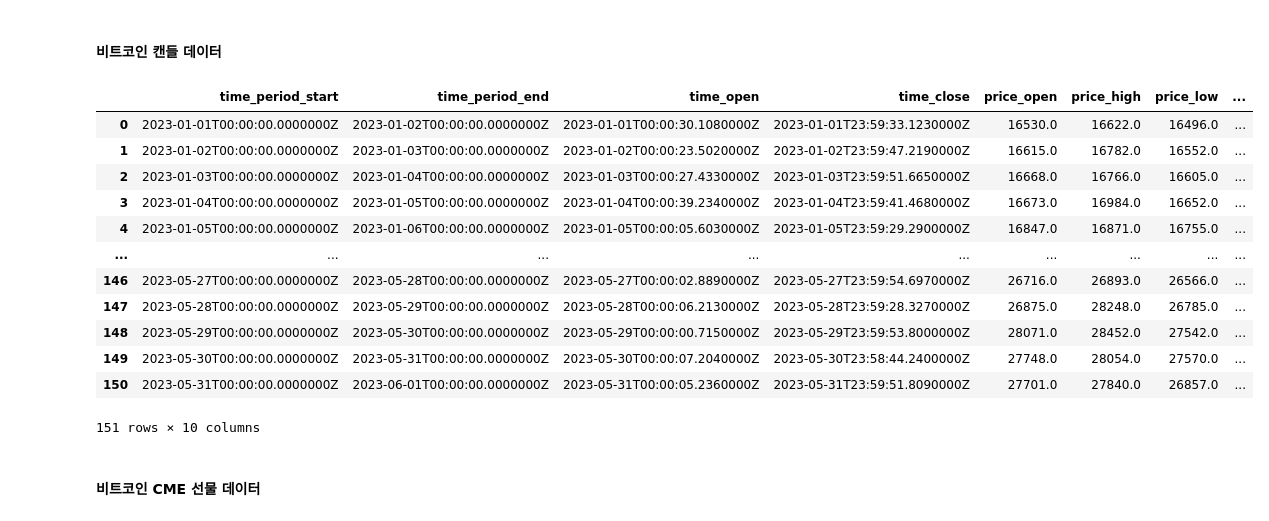
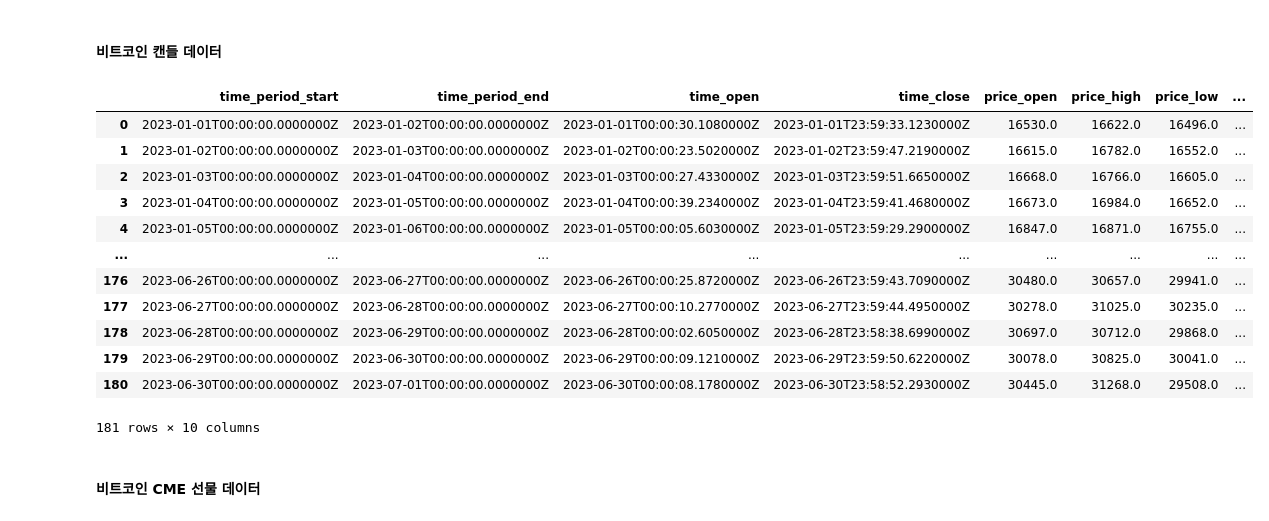
Before and after one commit to GmelaN/BTEM, a Jupyter notebook: API_test.ipynb, the cells around one changed output. Drawn from its saved outputs; the diff is of its cells as text; code cells hidden in the pictures.

```diff
--- a/API_test.ipynb
+++ b/API_test.ipynb
@@ -24,38 +44,2 @@ UrlComponents = namedtuple(typename="UrlComponents", field_names=["scheme", "net
 # %% [markdown]
 #### Duration class
-# %%
-Duration_datetime = namedtuple(typename="Duration", field_names=["start", "end", "interval"])
-Duration_string = namedtuple(typename="Duration_string", field_names=["start", "end"])
-
-
-class Duration():
-    def __init__(self, start: str, end: str, interval: Literal["DAY", "HOUR", "MONTH"]="DAY", _format: str="%Y%m%d"):
-        start_dt = datetime.strptime(start, _format)
-        end_dt = datetime.strptime(end, _format)
-
-        if interval == "MONTH":
-            self.period_id = "1MTH"
-            interval_dt = timedelta(days=30)
-        elif interval == "HOUR":
-            self.period_id = "1HRS"
-            interval_dt = timedelta(hours=1)
-        else:
-            self.period_id = "1DAY"
-            interval_dt = timedelta(days=1)
-
-        self.duration = Duration_datetime(start_dt, end_dt, interval_dt)
-
-    def strftime(self, timezone=False) -> Duration_string:
-        duration = self.duration
-        start, end = duration.start.isoformat().split('.')[0], duration.end.isoformat().split('.')[0],
-
-        if timezone:
-            start += "+09:00"
-            end += "+09:00"
-
-        result = Duration_string(
-            start=start,
-            end=end,
-        )
-
-        return result
@@ -283,22 +390,22 @@ def get_bitcoin_candle(duration: Duration) -> pd.DataFrame:
 
     return pd.DataFrame(result_json)
-# %%
-candle = get_bitcoin_candle(Duration("20230101", "20230601", "DAY"))
-candle
-# %% [output]
-|  | time_period_start | time_period_end | time_open | time_close | price_open | price_high | price_low | ... |
-| 0 | 2023-01-01T00:00:00.0000000Z | 2023-01-02T00:00:00.0000000Z | 2023-01-01T00:00:30.1080000Z | 2023-01-01T23:59:33.1230000Z | 16530.0 | 16622.0 | 16496.0 | ... |
-| 1 | 2023-01-02T00:00:00.0000000Z | 2023-01-03T00:00:00.0000000Z | 2023-01-02T00:00:23.5020000Z | 2023-01-02T23:59:47.2190000Z | 16615.0 | 16782.0 | 16552.0 | ... |
-| 2 | 2023-01-03T00:00:00.0000000Z | 2023-01-04T00:00:00.0000000Z | 2023-01-03T00:00:27.4330000Z | 2023-01-03T23:59:51.6650000Z | 16668.0 | 16766.0 | 16605.0 | ... |
-| 3 | 2023-01-04T00:00:00.0000000Z | 2023-01-05T00:00:00.0000000Z | 2023-01-04T00:00:39.2340000Z | 2023-01-04T23:59:41.4680000Z | 16673.0 | 16984.0 | 16652.0 | ... |
-| 4 | 2023-01-05T00:00:00.0000000Z | 2023-01-06T00:00:00.0000000Z | 2023-01-05T00:00:05.6030000Z | 2023-01-05T23:59:29.2900000Z | 16847.0 | 16871.0 | 16755.0 | ... |
-| ... | ... | ... | ... | ... | ... | ... | ... | ... |
-| 146 | 2023-05-27T00:00:00.0000000Z | 2023-05-28T00:00:00.0000000Z | 2023-05-27T00:00:02.8890000Z | 2023-05-27T23:59:54.6970000Z | 26716.0 | 26893.0 | 26566.0 | ... |
-| 147 | 2023-05-28T00:00:00.0000000Z | 2023-05-29T00:00:00.0000000Z | 2023-05-28T00:00:06.2130000Z | 2023-05-28T23:59:28.3270000Z | 26875.0 | 28248.0 | 26785.0 | ... |
-| 148 | 2023-05-29T00:00:00.0000000Z | 2023-05-30T00:00:00.0000000Z | 2023-05-29T00:00:00.7150000Z | 2023-05-29T23:59:53.8000000Z | 28071.0 | 28452.0 | 27542.0 | ... |
-| 149 | 2023-05-30T00:00:00.0000000Z | 2023-05-31T00:00:00.0000000Z | 2023-05-30T00:00:07.2040000Z | 2023-05-30T23:58:44.2400000Z | 27748.0 | 28054.0 | 27570.0 | ... |
-| 150 | 2023-05-31T00:00:00.0000000Z | 2023-06-01T00:00:00.0000000Z | 2023-05-31T00:00:05.2360000Z | 2023-05-31T23:59:51.8090000Z | 27701.0 | 27840.0 | 26857.0 | ... |
-151 rows × 10 columns
+# %%
+candle = get_bitcoin_candle(Duration(start="2023-01-01T00:00", end="2023-07-01T23:59", interval="DAY", batch_size=50))
+candle
+# %% [output]
+|  | time_period_start | time_period_end | time_open | time_close | price_open | price_high | price_low | ... |
+| 0 | 2023-01-01T00:00:00.0000000Z | 2023-01-02T00:00:00.0000000Z | 2023-01-01T00:00:30.1080000Z | 2023-01-01T23:59:33.1230000Z | 16530.0 | 16622.0 | 16496.0 | ... |
+| 1 | 2023-01-02T00:00:00.0000000Z | 2023-01-03T00:00:00.0000000Z | 2023-01-02T00:00:23.5020000Z | 2023-01-02T23:59:47.2190000Z | 16615.0 | 16782.0 | 16552.0 | ... |
+| 2 | 2023-01-03T00:00:00.0000000Z | 2023-01-04T00:00:00.0000000Z | 2023-01-03T00:00:27.4330000Z | 2023-01-03T23:59:51.6650000Z | 16668.0 | 16766.0 | 16605.0 | ... |
+| 3 | 2023-01-04T00:00:00.0000000Z | 2023-01-05T00:00:00.0000000Z | 2023-01-04T00:00:39.2340000Z | 2023-01-04T23:59:41.4680000Z | 16673.0 | 16984.0 | 16652.0 | ... |
+| 4 | 2023-01-05T00:00:00.0000000Z | 2023-01-06T00:00:00.0000000Z | 2023-01-05T00:00:05.6030000Z | 2023-01-05T23:59:29.2900000Z | 16847.0 | 16871.0 | 16755.0 | ... |
+| ... | ... | ... | ... | ... | ... | ... | ... | ... |
+| 176 | 2023-06-26T00:00:00.0000000Z | 2023-06-27T00:00:00.0000000Z | 2023-06-26T00:00:25.8720000Z | 2023-06-26T23:59:43.7090000Z | 30480.0 | 30657.0 | 29941.0 | ... |
+| 177 | 2023-06-27T00:00:00.0000000Z | 2023-06-28T00:00:00.0000000Z | 2023-06-27T00:00:10.2770000Z | 2023-06-27T23:59:44.4950000Z | 30278.0 | 31025.0 | 30235.0 | ... |
+| 178 | 2023-06-28T00:00:00.0000000Z | 2023-06-29T00:00:00.0000000Z | 2023-06-28T00:00:02.6050000Z | 2023-06-28T23:58:38.6990000Z | 30697.0 | 30712.0 | 29868.0 | ... |
+| 179 | 2023-06-29T00:00:00.0000000Z | 2023-06-30T00:00:00.0000000Z | 2023-06-29T00:00:09.1210000Z | 2023-06-29T23:59:50.6220000Z | 30078.0 | 30825.0 | 30041.0 | ... |
+| 180 | 2023-06-30T00:00:00.0000000Z | 2023-07-01T00:00:00.0000000Z | 2023-06-30T00:00:08.1780000Z | 2023-06-30T23:58:52.2930000Z | 30445.0 | 31268.0 | 29508.0 | ... |
+181 rows × 10 columns
 # %% [markdown]
 #### 비트코인 CME 선물 데이터
 # %%
```
Also changed, not shown: parts of 11 cells of this notebook.
